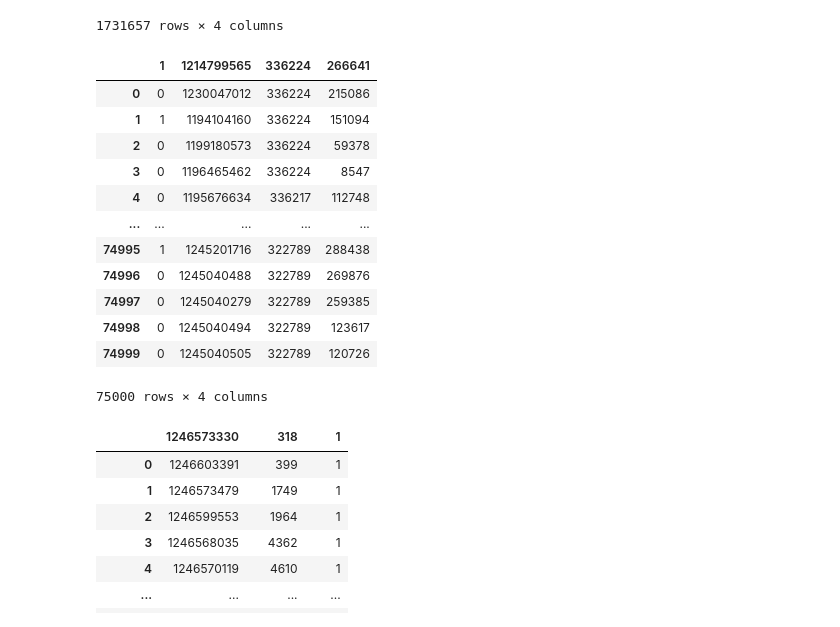
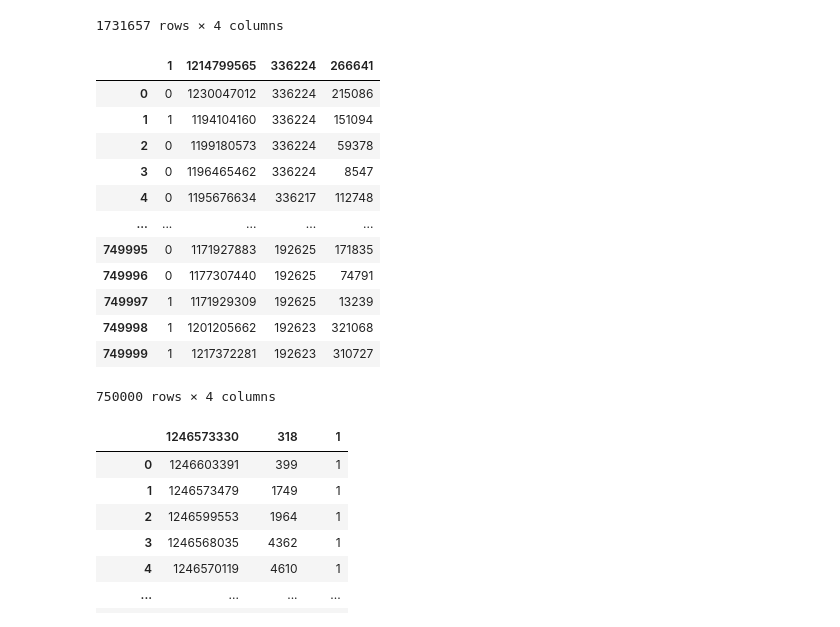
Before and after one commit to Skoyntoyflis/IMINFECTOR, a Jupyter notebook: Data/Digg/healthcare.ipynb, the cells around one changed output. Drawn from its saved outputs; the diff is of its cells as text; code cells hidden in the pictures.

```diff
--- a/Data/Digg/healthcare.ipynb
+++ b/Data/Digg/healthcare.ipynb
@@ -42,26 +42,26 @@ df1
 | 1731656 | 1 | 1192718261 | 5 | 13947 |
 1731657 rows × 4 columns
 # %%
-indexes_to_keep = set(range(df1.shape[0])) - set(range(50000,1731657))
+indexes_to_keep = set(range(df1.shape[0])) - set(range(750000,1731657))
 
 df_sliced = df1.take(list(indexes_to_keep))
 df_sliced.to_csv('digg_friends_sliced.csv',index=False,sep=",",header=False, quoting=1)
 
 df_sliced
 # %% [output]
 |  | 1 | 1214799565 | 336224 | 266641 |
 | 0 | 0 | 1230047012 | 336224 | 215086 |
 | 1 | 1 | 1194104160 | 336224 | 151094 |
 | 2 | 0 | 1199180573 | 336224 | 59378 |
 | 3 | 0 | 1196465462 | 336224 | 8547 |
 | 4 | 0 | 1195676634 | 336217 | 112748 |
 | ... | ... | ... | ... | ... |
-| 74995 | 1 | 1245201716 | 322789 | 288438 |
-| 74996 | 0 | 1245040488 | 322789 | 269876 |
-| 74997 | 0 | 1245040279 | 322789 | 259385 |
-| 74998 | 0 | 1245040494 | 322789 | 123617 |
-| 74999 | 0 | 1245040505 | 322789 | 120726 |
+| 749995 | 0 | 1171927883 | 192625 | 171835 |
+| 749996 | 0 | 1177307440 | 192625 | 74791 |
+| 749997 | 1 | 1171929309 | 192625 | 13239 |
+| 749998 | 1 | 1201205662 | 192623 | 321068 |
+| 749999 | 1 | 1217372281 | 192623 | 310727 |
-75000 rows × 4 columns
+750000 rows × 4 columns
 # %%
 df2 = pd.read_csv("Init_Data\digg_votes1.csv",sep=',') #open csv file and save it to dataframe
 df2
```
Also changed, not shown: parts of 1 cell of this notebook, 8 other files.
